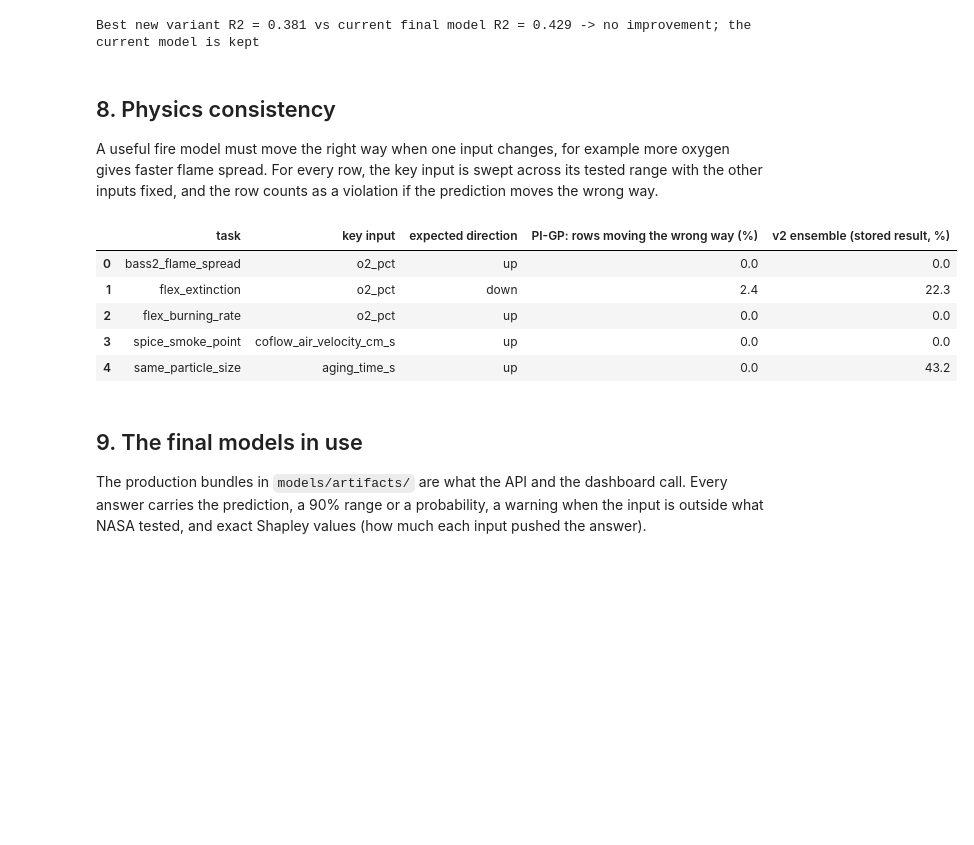
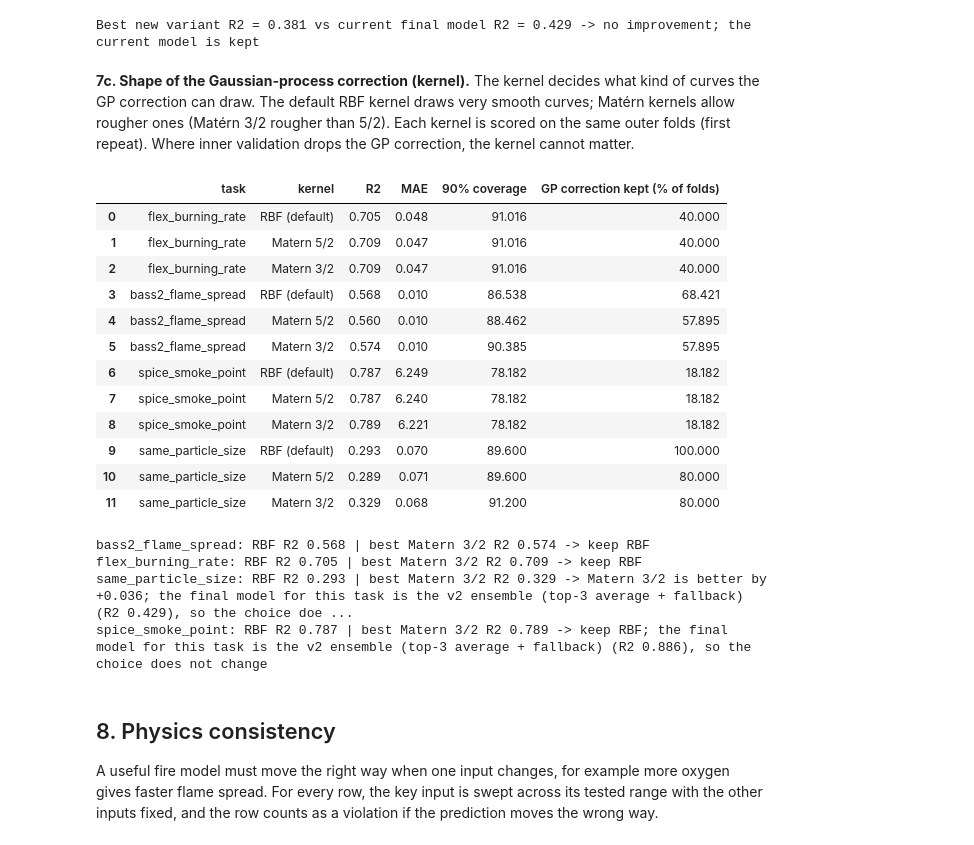
Before and after one commit to Dumbo-programmer/NASA-Space-Apps-2026, a Jupyter notebook: notebooks/AstraFlame_Full_ML_Pipeline.ipynb, the cells around one changed output. Cells and saved outputs as stored; diff of their text form; code cells hidden in the pictures; blank space fills up the shorter version.

Commit message:
Notebook: why a Gaussian process, kernel experiment, where NASA should test next; optional Matern kernel in PI-GP

```diff
--- a/notebooks/AstraFlame_Full_ML_Pipeline.ipynb
+++ b/notebooks/AstraFlame_Full_ML_Pipeline.ipynb
@@ -519,39 +517,49 @@ print(f"Best new variant R2 = {best_new:.3f} vs current final model R2 = {curren
 | 2 | + relative temperature + interact... | 0.319 | 0.370 | 0.224 | 0.367 |
 Best new variant R2 = 0.381 vs current final model R2 = 0.429 -> no improvement; the current model is kept
 # %% [markdown]
-## 8. Physics consistency
-
-A useful fire model must move the right way when one input changes, for example more oxygen gives faster flame spread. For every row, the key input is swept across its tested range with the other inputs fixed, and the row counts as a violation if the prediction moves the wrong way.
+**7c. Shape of the Gaussian-process correction (kernel).** The kernel decides what kind of curves the GP correction can draw. The default RBF kernel draws very smooth curves; Matérn kernels allow rougher ones (Matérn 3/2 rougher than 5/2). Each kernel is scored on the same outer folds (first repeat). Where inner validation drops the GP correction, the kernel cannot matter.
 # %%
-KEY = {"bass2_flame_spread": ("o2_pct", +1), "flex_extinction": ("o2_pct", -1), "flex_burning_rate": ("o2_pct", +1),
-       "spice_smoke_point": ("coflow_air_velocity_cm_s", +1), "same_particle_size": ("aging_time_s", +1)}
-FEAT = {"bass2_flame_spread": P.bass2_X, "flex_extinction": P.flex_features, "flex_burning_rate": P.flex_features,
-        "spice_smoke_point": P.spice_features, "same_particle_size": P.same_features}
+KERNELS = {"rbf": "RBF (default)", "matern52": "Matern 5/2", "matern32": "Matern 3/2"}
 rows = []
-for name, sp in S.items():
-    col, sign = KEY[name]; df = (sp["raw"] if name == "same_particle_size" else sp["df"]).copy(); grid = np.linspace(df[col].min(), df[col].max(), 12)
-    cls = sp["task"] == "classification"
-    m = (PhysicsGPClassifier(gp_cols=sp["gp_cols"]).fit(sp["X"], sp["y"]) if cls else
-         PhysicsGPRegressor(mean_cols=sp["mean_cols"], gp_cols=sp["gp_cols"], log_target=sp["log_target"], noise=sp["noise"]).fit(sp["X"], sp["y"], groups=sp["g"]))
-    bad = 0
-    for i in range(len(df)):
-        G = pd.concat([df.iloc[[i]]] * len(grid), ignore_index=True); G[col] = grid
-        p = m.predict_proba(FEAT[name](G))[:, 1] if cls else np.asarray(m.predict(FEAT[name](G)), float)
-        bad += bool((sign * np.diff(p) < -0.02 * (abs(p).mean() + 1e-12)).any())
-    rows.append({"task": name, "key input": col, "expected direction": "up" if sign > 0 else "down", "PI-GP: rows moving the wrong way (%)": round(100 * bad / len(df), 1)})
-PHYS = pd.DataFrame(rows)
-stored = pd.read_csv(C.report("v3_physics_check.csv")).pivot(index="model_task", columns="model", values="rows_violating_pct")
-PHYS["v2 ensemble (stored result, %)"] = PHYS.task.map(stored["v2: top-3 average + fallback"])
-display(PHYS)
+for name in ["flex_burning_rate", "bass2_flame_spread", "spice_smoke_point", "same_particle_size"]:
+    sp = S[name]; X, y, g = sp["X"], sp["y"], sp["g"]; folds = outer_splits(name)[0]
+    for kern, label in KERNELS.items():
+        p, lo, hi, kept = np.zeros(len(y)), np.zeros(len(y)), np.zeros(len(y)), []
+        for tr, te in folds:
+            m = PhysicsGPRegressor(mean_cols=sp["mean_cols"], gp_cols=sp["gp_cols"], log_target=sp["log_target"], noise=sp["noise"],
+                                   corr_kernel=kern).fit(X.iloc[tr], y[tr], groups=g[tr])
+            p[te] = m.predict(X.iloc[te]); lo[te], hi[te] = m.predict_interval(X.iloc[te]); kept.append(m.use_correction_)
+        rows.append({"task": name, "kernel": label, "R2": r2_score(y, p), "MAE": mean_absolute_error(y, p),
+                     "90% coverage": 100 * np.mean((y >= lo) & (y <= hi)), "GP correction kept (% of folds)": 100 * np.mean(kept)})
+KERN = pd.DataFrame(rows)
+display(KERN.round(3))
+for name, t in KERN.groupby("task"):
+    base = t[t.kernel == "RBF (default)"].R2.iloc[0]; best = t.loc[t.R2.idxmax()]
+    verdict = "keep RBF" if best.kernel == "RBF (default)" or best.R2 - base < 0.01 else f"{best.kernel} is better by {best.R2 - base:+.3f}"
+    if FINAL[name] != "PI-GP (proposed)":
+        final_r2 = REG[name].loc[REG[name]["final"] != "", "R2"].iloc[0]
+        verdict += f"; the final model for this task is the {FINAL[name]} (R2 {final_r2:.3f}), so the choice does not change"
+    print(f"{name}: RBF R2 {base:.3f} | best {best.kernel} R2 {best.R2:.3f} -> {verdict}")
 # %% [output]
-|  | task | key input | expected direction | PI-GP: rows moving the wrong way (%) | v2 ensemble (stored result, %) |
-| 0 | bass2_flame_spread | o2_pct | up | 0.0 | 0.0 |
-| 1 | flex_extinction | o2_pct | down | 2.4 | 22.3 |
-| 2 | flex_burning_rate | o2_pct | up | 0.0 | 0.0 |
-| 3 | spice_smoke_point | coflow_air_velocity_cm_s | up | 0.0 | 0.0 |
-| 4 | same_particle_size | aging_time_s | up | 0.0 | 43.2 |
+|  | task | kernel | R2 | MAE | 90% coverage | GP correction kept (% of folds) |
+| 0 | flex_burning_rate | RBF (default) | 0.705 | 0.048 | 91.016 | 40.000 |
+| 1 | flex_burning_rate | Matern 5/2 | 0.709 | 0.047 | 91.016 | 40.000 |
+| 2 | flex_burning_rate | Matern 3/2 | 0.709 | 0.047 | 91.016 | 40.000 |
+| 3 | bass2_flame_spread | RBF (default) | 0.568 | 0.010 | 86.538 | 68.421 |
+| 4 | bass2_flame_spread | Matern 5/2 | 0.560 | 0.010 | 88.462 | 57.895 |
+| 5 | bass2_flame_spread | Matern 3/2 | 0.574 | 0.010 | 90.385 | 57.895 |
+| 6 | spice_smoke_point | RBF (default) | 0.787 | 6.249 | 78.182 | 18.182 |
+| 7 | spice_smoke_point | Matern 5/2 | 0.787 | 6.240 | 78.182 | 18.182 |
+| 8 | spice_smoke_point | Matern 3/2 | 0.789 | 6.221 | 78.182 | 18.182 |
+| 9 | same_particle_size | RBF (default) | 0.293 | 0.070 | 89.600 | 100.000 |
+| 10 | same_particle_size | Matern 5/2 | 0.289 | 0.071 | 89.600 | 80.000 |
+| 11 | same_particle_size | Matern 3/2 | 0.329 | 0.068 | 91.200 | 80.000 |
+bass2_flame_spread: RBF R2 0.568 | best Matern 3/2 R2 0.574 -> keep RBF
+flex_burning_rate: RBF R2 0.705 | best Matern 3/2 R2 0.709 -> keep RBF
+same_particle_size: RBF R2 0.293 | best Matern 3/2 R2 0.329 -> Matern 3/2 is better by +0.036; the final model for this task is the v2 ensemble (top-3 average + fallback) (R2 0.429), so the choice doe ...
+spice_smoke_point: RBF R2 0.787 | best Matern 3/2 R2 0.789 -> keep RBF; the final model for this task is the v2 ensemble (top-3 average + fallback) (R2 0.886), so the choice does not change
 # %% [markdown]
-## 9. The final models in use
+## 8. Physics consistency
 
-The production bundles in `models/artifacts/` are what the API and the dashboard call. Every answer carries the prediction, a 90% range or a probability, a warning when the input is outside what NASA tested, and exact Shapley values (how much each input pushed the answer).
+A useful fire model must move the right way when one input changes, for example more oxygen gives faster flame spread. For every row, the key input is swept across its tested range with the other inputs fixed, and the row counts as a violation if the prediction moves the wrong way.
 # %%
```
Also changed, not shown: parts of 13 cells of this notebook, 2 other files.
